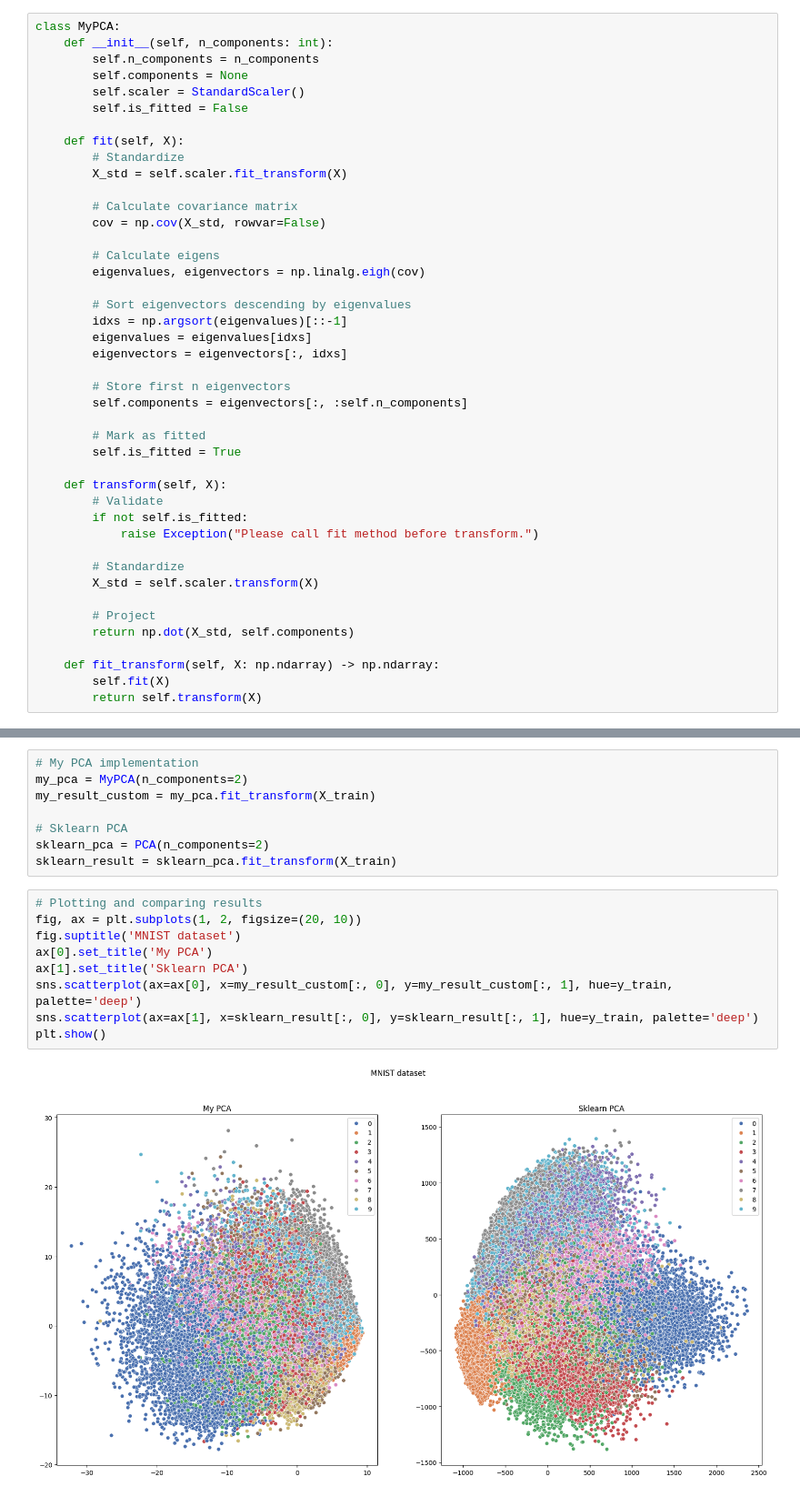
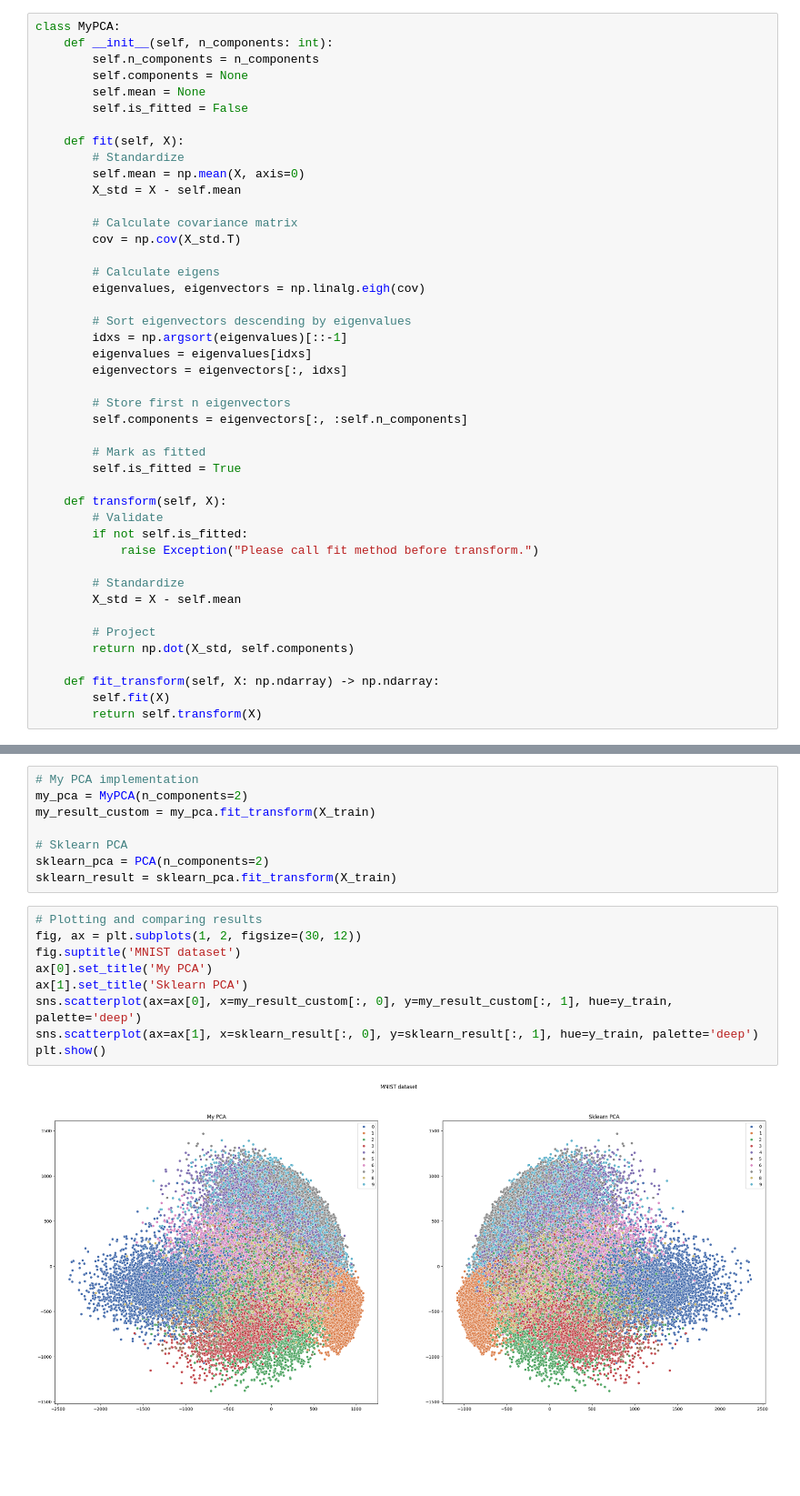
Before and after one commit to ngocngx/Machine-Learning, a Jupyter notebook: ml-2/asm-sub/sub-w01.ipynb, the cells around one changed output, grey strips where cells are left out. Shown at 91% size. Saved outputs shown, nothing was run; the diff lists cells and outputs as text; blank space fills up the shorter version.

```diff
--- a/ml-2/asm-sub/sub-w01.ipynb
+++ b/ml-2/asm-sub/sub-w01.ipynb
@@ -15,15 +26,16 @@ class MyPCA:
     def __init__(self, n_components: int):
         self.n_components = n_components
         self.components = None
-        self.scaler = StandardScaler()
+        self.mean = None
         self.is_fitted = False
 
     def fit(self, X):
         # Standardize
-        X_std = self.scaler.fit_transform(X)
+        self.mean = np.mean(X, axis=0)
+        X_std = X - self.mean
 
         # Calculate covariance matrix
-        cov = np.cov(X_std, rowvar=False)
+        cov = np.cov(X_std.T)
 
         # Calculate eigens
         eigenvalues, eigenvectors = np.linalg.eigh(cov)
@@ -45,7 +57,7 @@ class MyPCA:
             raise Exception("Please call fit method before transform.")
 
         # Standardize
-        X_std = self.scaler.transform(X)
+        X_std = X - self.mean
 
         # Project
         return np.dot(X_std, self.components)
@@ -80,12 +92,12 @@ sklearn_pca = PCA(n_components=2)
 sklearn_result = sklearn_pca.fit_transform(X_train)
 # %%
 # Plotting and comparing results
-fig, ax = plt.subplots(1, 2, figsize=(20, 10))
+fig, ax = plt.subplots(1, 2, figsize=(30, 12))
 fig.suptitle('MNIST dataset')
 ax[0].set_title('My PCA')
 ax[1].set_title('Sklearn PCA')
 sns.scatterplot(ax=ax[0], x=my_result_custom[:, 0], y=my_result_custom[:, 1], hue=y_train, palette='deep')
 sns.scatterplot(ax=ax[1], x=sklearn_result[:, 0], y=sklearn_result[:, 1], hue=y_train, palette='deep')
 plt.show()
 # %% [output]
-[figure, old version]
+[figure, new version]
```
Also changed, not shown: parts of 2 cells of this notebook.
